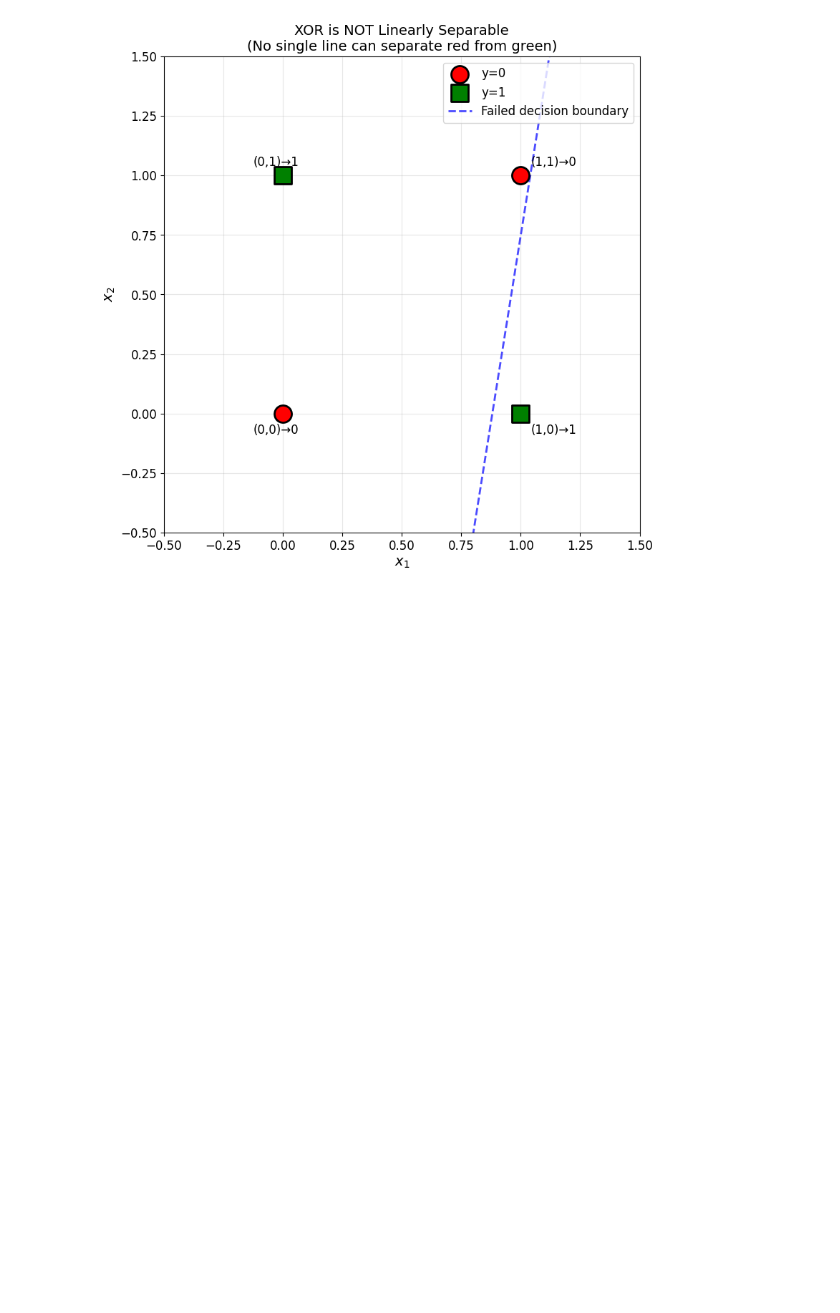
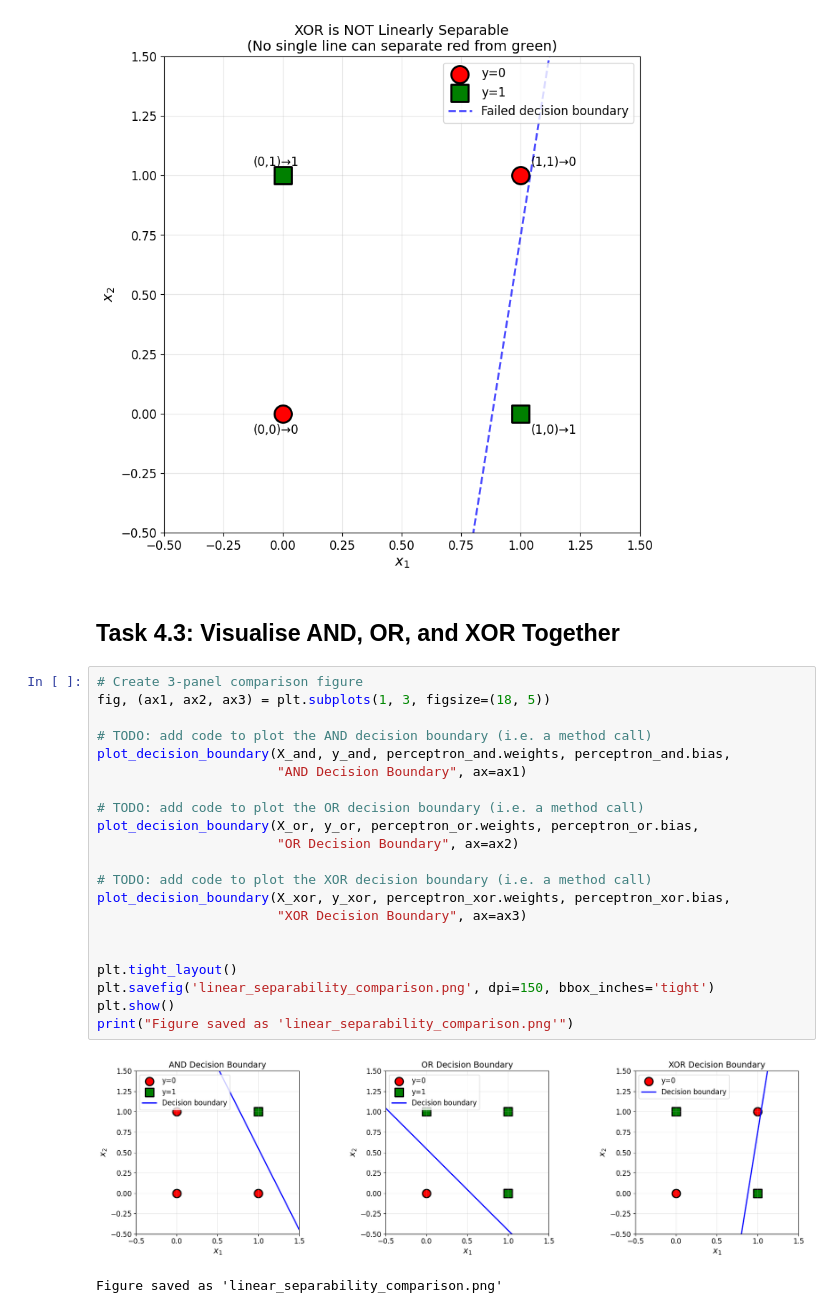
Before and after one commit to KarolisBz/ARTIFICIAL-INTELLIGENCE-LABS, a Jupyter notebook: Lab1.ipynb, the cells around one changed output. Saved outputs shown, nothing was run; the diff lists cells and outputs as text; blank space fills up the shorter version.

```diff
--- a/Lab1.ipynb
+++ b/Lab1.ipynb
@@ -613,3 +613,29 @@ plt.tight_layout()
 plt.show()
 # %% [output]
 [figure]
+# %% [markdown]
+## Task 4.3: Visualise AND, OR, and XOR Together
+# %%
+# Create 3-panel comparison figure
+fig, (ax1, ax2, ax3) = plt.subplots(1, 3, figsize=(18, 5))
+
+# TODO: add code to plot the AND decision boundary (i.e. a method call)
+plot_decision_boundary(X_and, y_and, perceptron_and.weights, perceptron_and.bias,
+                       "AND Decision Boundary", ax=ax1)
+
+# TODO: add code to plot the OR decision boundary (i.e. a method call)
+plot_decision_boundary(X_or, y_or, perceptron_or.weights, perceptron_or.bias,
+                       "OR Decision Boundary", ax=ax2)
+
+# TODO: add code to plot the XOR decision boundary (i.e. a method call)
+plot_decision_boundary(X_xor, y_xor, perceptron_xor.weights, perceptron_xor.bias,
+                       "XOR Decision Boundary", ax=ax3)
+
+
+plt.tight_layout()
+plt.savefig('linear_separability_comparison.png', dpi=150, bbox_inches='tight')
+plt.show()
+print("Figure saved as 'linear_separability_comparison.png'")
+# %% [output]
+[figure, added]
+Figure saved as 'linear_separability_comparison.png'
```
Also changed, not shown: 1 other file.
